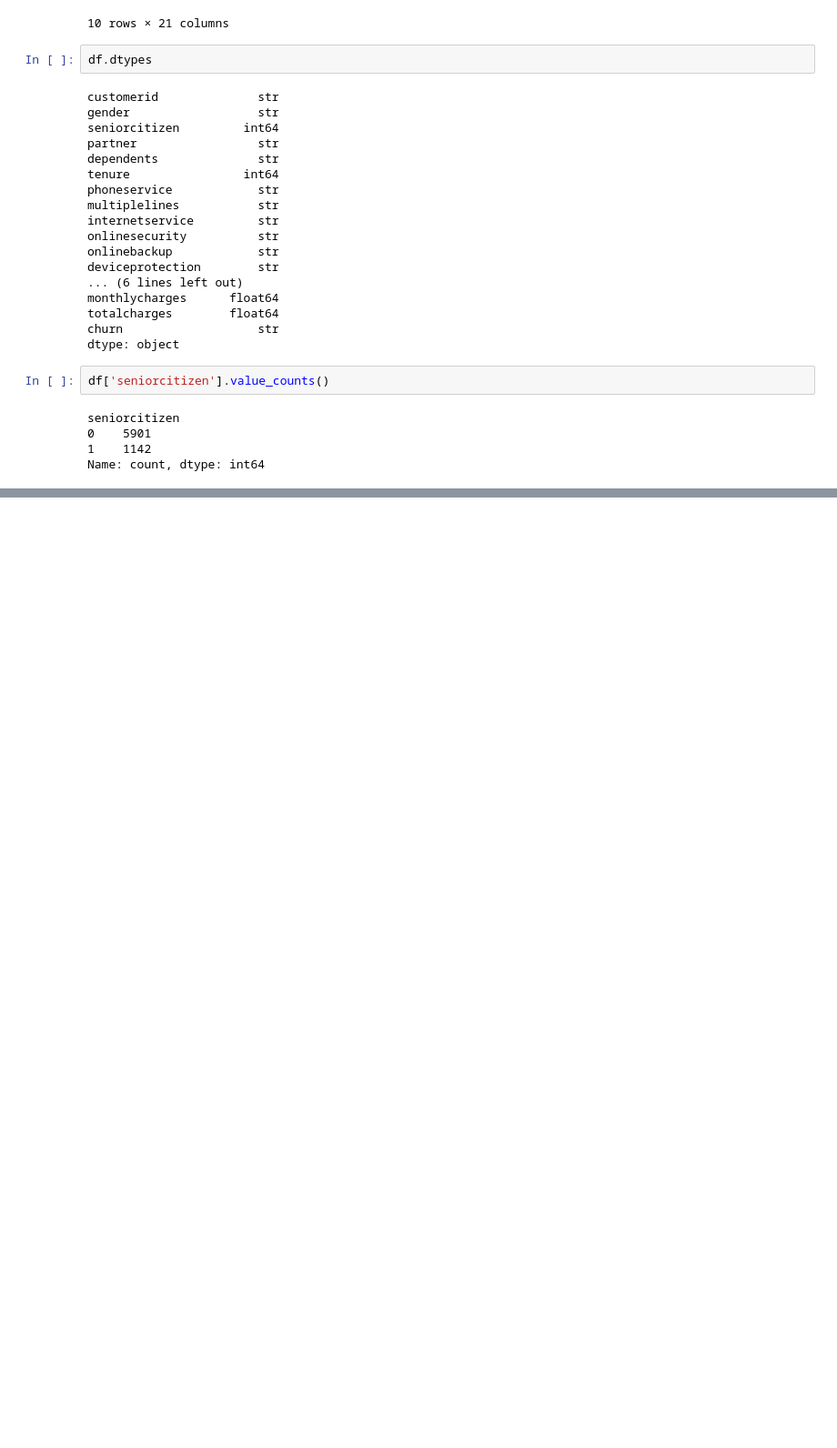
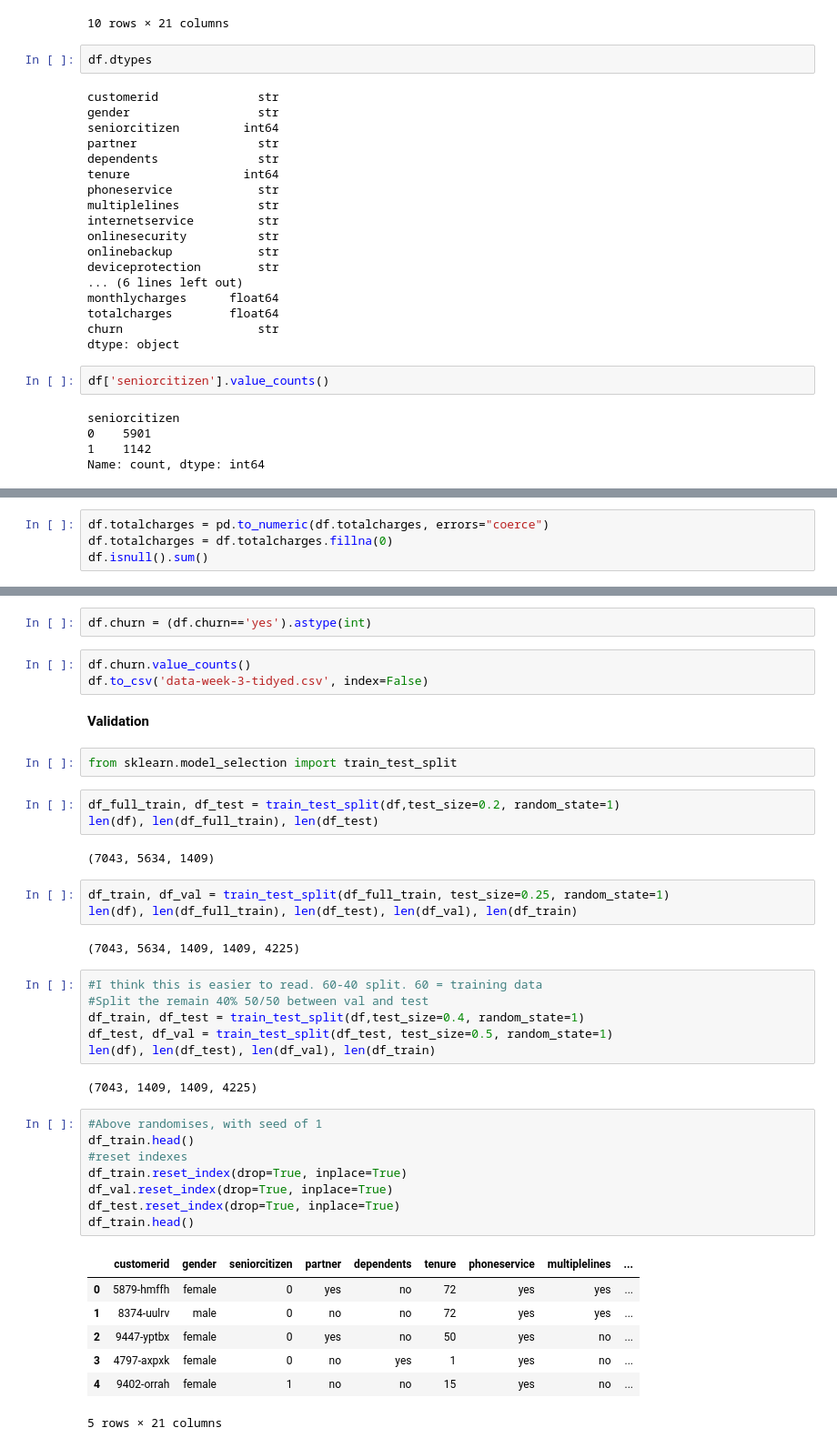
Before and after one commit to dangerpouse/zoomcamp---Machine-Learning, a Jupyter notebook: 03 - Classification/001 - Churn Project.ipynb, the cells around one changed output, grey strips where cells are left out. Shown at 91% size. Saved outputs shown, nothing was run; the diff lists cells and outputs as text; blank space fills up the shorter version.

```diff
--- a/03 - Classification/001 - Churn Project.ipynb
+++ b/03 - Classification/001 - Churn Project.ipynb
@@ -113,0 +148,4 @@ Name: count, dtype: int64
+# %%
+df.totalcharges = pd.to_numeric(df.totalcharges, errors="coerce")
+df.totalcharges = df.totalcharges.fillna(0)
+df.isnull().sum()
@@ -113,0 +190,43 @@ Name: count, dtype: int64
+# %%
+df.churn = (df.churn=='yes').astype(int)
+# %%
+df.churn.value_counts()
+df.to_csv('data-week-3-tidyed.csv', index=False)
+# %% [markdown]
+**Validation**
+# %%
+from sklearn.model_selection import train_test_split
+# %%
+df_full_train, df_test = train_test_split(df,test_size=0.2, random_state=1)
+len(df), len(df_full_train), len(df_test)
+# %% [output]
+(7043, 5634, 1409)
+# %%
+df_train, df_val = train_test_split(df_full_train, test_size=0.25, random_state=1)
+len(df), len(df_full_train), len(df_test), len(df_val), len(df_train)
+# %% [output]
+(7043, 5634, 1409, 1409, 4225)
+# %%
+#I think this is easier to read. 60-40 split. 60 = training data
+#Split the remain 40% 50/50 between val and test
+df_train, df_test = train_test_split(df,test_size=0.4, random_state=1)
+df_test, df_val = train_test_split(df_test, test_size=0.5, random_state=1)
+len(df), len(df_test), len(df_val), len(df_train)
+# %% [output]
+(7043, 1409, 1409, 4225)
+# %%
+#Above randomises, with seed of 1
+df_train.head()
+#reset indexes
+df_train.reset_index(drop=True, inplace=True)
+df_val.reset_index(drop=True, inplace=True)
+df_test.reset_index(drop=True, inplace=True)
+df_train.head()
+# %% [output]
+|  | customerid | gender | seniorcitizen | partner | dependents | tenure | phoneservice | multiplelines | ... |
+| 0 | 5879-hmffh | female | 0 | yes | no | 72 | yes | yes | ... |
+| 1 | 8374-uulrv | male | 0 | no | no | 72 | yes | yes | ... |
+| 2 | 9447-yptbx | female | 0 | yes | no | 50 | yes | no | ... |
+| 3 | 4797-axpxk | female | 0 | no | yes | 1 | yes | no | ... |
+| 4 | 9402-orrah | female | 1 | no | no | 15 | yes | no | ... |
+5 rows × 21 columns
```
Also changed, not shown: parts of 8 cells of this notebook, 1 other file.
